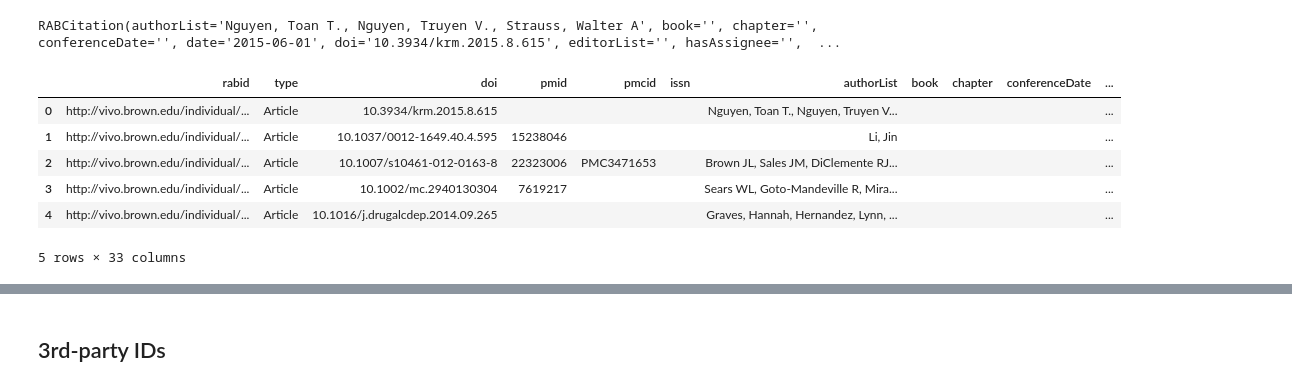
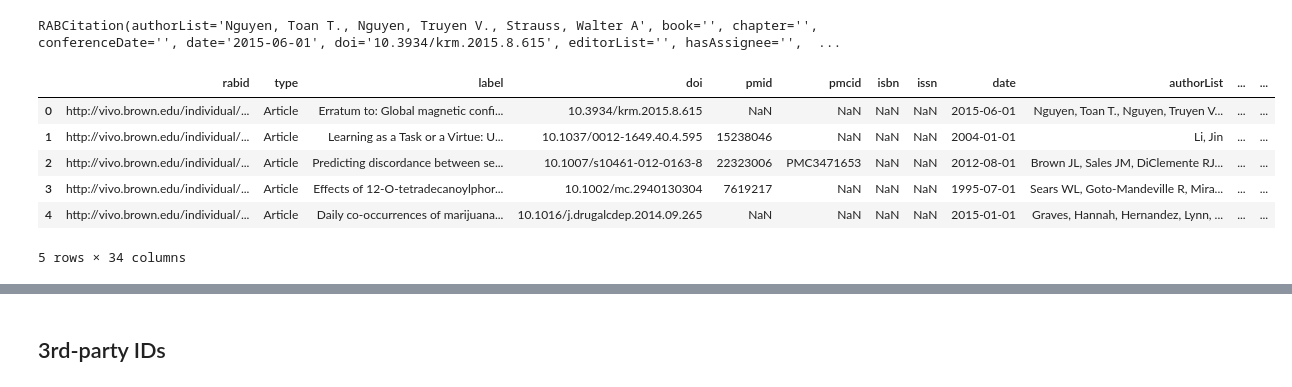
Before and after one commit to sdmccaul/rab-far_integration, a Jupyter notebook: citation_analysis.ipynb, the cells around one changed output, grey strips where cells are left out. Saved outputs shown, nothing was run; the diff lists cells and outputs as text; code cells hidden in the pictures.

Commit message:
Unify FAR data, add type

```diff
--- a/citation_analysis.ipynb
+++ b/citation_analysis.ipynb
@@ -88,18 +80,0 @@ df_revs_far = pd.DataFrame(fin_far_revs, columns=far_revs_header)
-# %%
-with open('data/far/papers.csv') as f:
-    rdr = csv.reader(f, escapechar='\\')
-    far_papers_header = next(rdr)
-    fin_far_papers = [ r for r in rdr ]
-df_papers_far = pd.DataFrame(fin_far_papers, columns=far_papers_header)
-# %%
-with open('data/far/patents.csv') as f:
-    rdr = csv.reader(f, escapechar='\\')
-    far_patents_header = next(rdr)
-    fin_far_patents = [ r for r in rdr ]
-df_patents_far = pd.DataFrame(fin_far_patents, columns=far_patents_header)
-# %%
-with open('data/far/ph_abstracts.csv') as f:
-    rdr = csv.reader(f, escapechar='\\')
-    far_abst_header = next(rdr)
-    fin_far_abst = [ r for r in rdr ]
-df_abst_far = pd.DataFrame(fin_far_abst, columns=far_abst_header)
@@ -144,6 +135,7 @@ with open('data/rab/query_citations.nt') as f:
 # %%
 cite_prop_map = { c: c[40:] for c in fin_cite_props if c.startswith('http://vivo.brown.edu/ontology/citation#') }
 cite_prop_map['rabid'] = 'rabid'
+cite_prop_map['http://www.w3.org/2000/01/rdf-schema#label'] = 'label'
 cite_prop_map['http://vitro.mannlib.cornell.edu/ns/vitro/0.7#mostSpecificType'] = 'type'
 cite_prop_map.values()
 # %% [output]
@@ -244,21 +236,26 @@ RABCitation(authorList='Nguyen, Toan T., Nguyen, Truyen V., Strauss, Walter A',
 # %%
 df_cites_rab = pd.DataFrame(rab_rows)
 
 cols = df_cites_rab.columns.tolist()
-id_atts = [ 'rabid','type','doi','pmid','pmcid','issn' ]
-cols = [ c for c in cols if c not in id_atts ]
-cols = id_atts + cols
+id_atts = [ 'rabid','type','label','doi','pmid','pmcid','isbn','issn' ]
+common_atts = [ 'date','authorList','pages','issue','volume' ]
+has_atts = ['hasContributor','hasVenue','hasConference','hasConferenceLocation',
+            'hasCountry','hasLocation','hasPublisher','hasAssignee','hasAuthority']
+grouped_atts = id_atts + common_atts + has_atts
+cols = [ c for c in cols if c not in grouped_atts ]
+cols = id_atts + common_atts + cols + has_atts
 df_cites_rab = df_cites_rab[ cols ]
 df_cites_rab.type = df_cites_rab.type.str.rsplit('#').str.get(1)
+df_cites_rab.replace(r'^$', np.nan, inplace=True, regex=True)
 df_cites_rab.head()
 # %% [output]
-|  | rabid | type | doi | pmid | pmcid | issn | authorList | book | chapter | conferenceDate | ... |
-| 0 | http://vivo.brown.edu/individual/... | Article | 10.3934/krm.2015.8.615 |  |  |  | Nguyen, Toan T., Nguyen, Truyen V... |  |  |  | ... |
-| 1 | http://vivo.brown.edu/individual/... | Article | 10.1037/0012-1649.40.4.595 | 15238046 |  |  | Li, Jin |  |  |  | ... |
-| 2 | http://vivo.brown.edu/individual/... | Article | 10.1007/s10461-012-0163-8 | 22323006 | PMC3471653 |  | Brown JL, Sales JM, DiClemente RJ... |  |  |  | ... |
-| 3 | http://vivo.brown.edu/individual/... | Article | 10.1002/mc.2940130304 | 7619217 |  |  | Sears WL, Goto-Mandeville R, Mira... |  |  |  | ... |
-| 4 | http://vivo.brown.edu/individual/... | Article | 10.1016/j.drugalcdep.2014.09.265 |  |  |  | Graves, Hannah, Hernandez, Lynn, ... |  |  |  | ... |
+|  | rabid | type | label | doi | pmid | pmcid | isbn | issn | date | authorList | ... | ... |
+| 0 | http://vivo.brown.edu/individual/... | Article | Erratum to: Global magnetic confi... | 10.3934/krm.2015.8.615 | NaN | NaN | NaN | NaN | 2015-06-01 | Nguyen, Toan T., Nguyen, Truyen V... | ... | ... |
+| 1 | http://vivo.brown.edu/individual/... | Article | Learning as a Task or a Virtue: U... | 10.1037/0012-1649.40.4.595 | 15238046 | NaN | NaN | NaN | 2004-01-01 | Li, Jin | ... | ... |
+| 2 | http://vivo.brown.edu/individual/... | Article | Predicting discordance between se... | 10.1007/s10461-012-0163-8 | 22323006 | PMC3471653 | NaN | NaN | 2012-08-01 | Brown JL, Sales JM, DiClemente RJ... | ... | ... |
+| 3 | http://vivo.brown.edu/individual/... | Article | Effects of 12-O-tetradecanoylphor... | 10.1002/mc.2940130304 | 7619217 | NaN | NaN | NaN | 1995-07-01 | Sears WL, Goto-Mandeville R, Mira... | ... | ... |
+| 4 | http://vivo.brown.edu/individual/... | Article | Daily co-occurrences of marijuana... | 10.1016/j.drugalcdep.2014.09.265 | NaN | NaN | NaN | NaN | 2015-01-01 | Graves, Hannah, Hernandez, Lynn, ... | ... | ... |
-5 rows × 33 columns
+5 rows × 34 columns
 # %%
 df_cites_rab.info()
 # %% [output]
```
Also changed, not shown: parts of 13 cells of this notebook.
